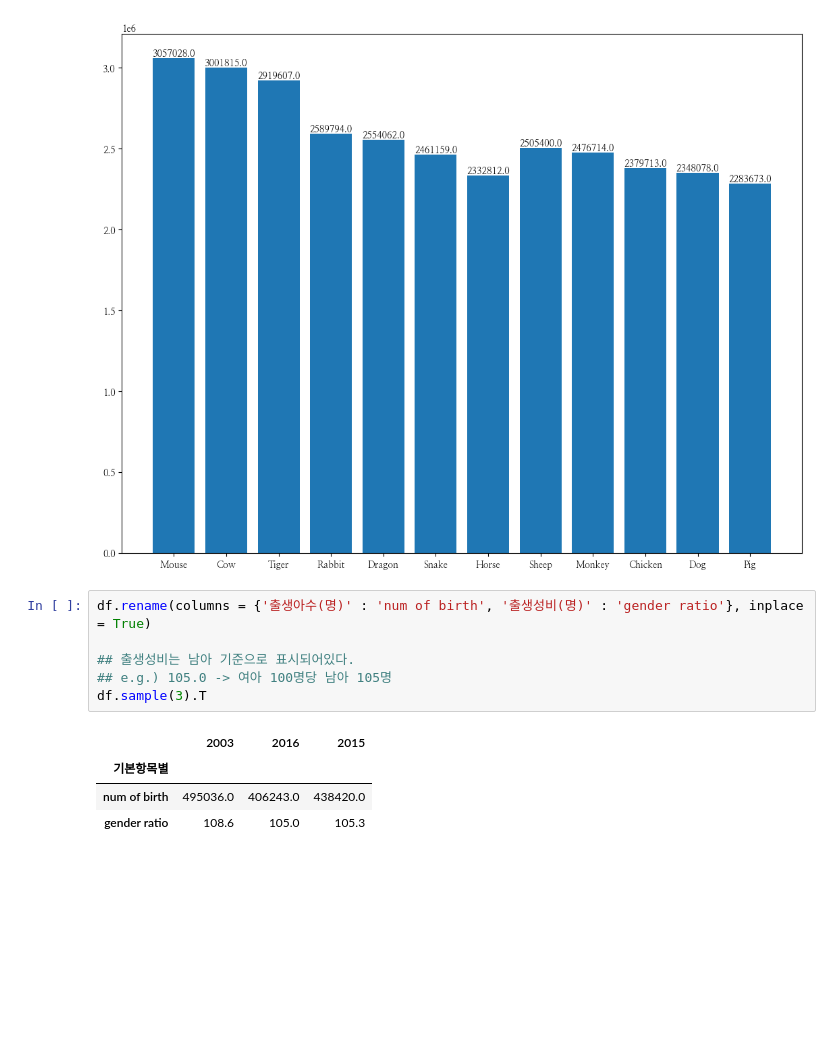
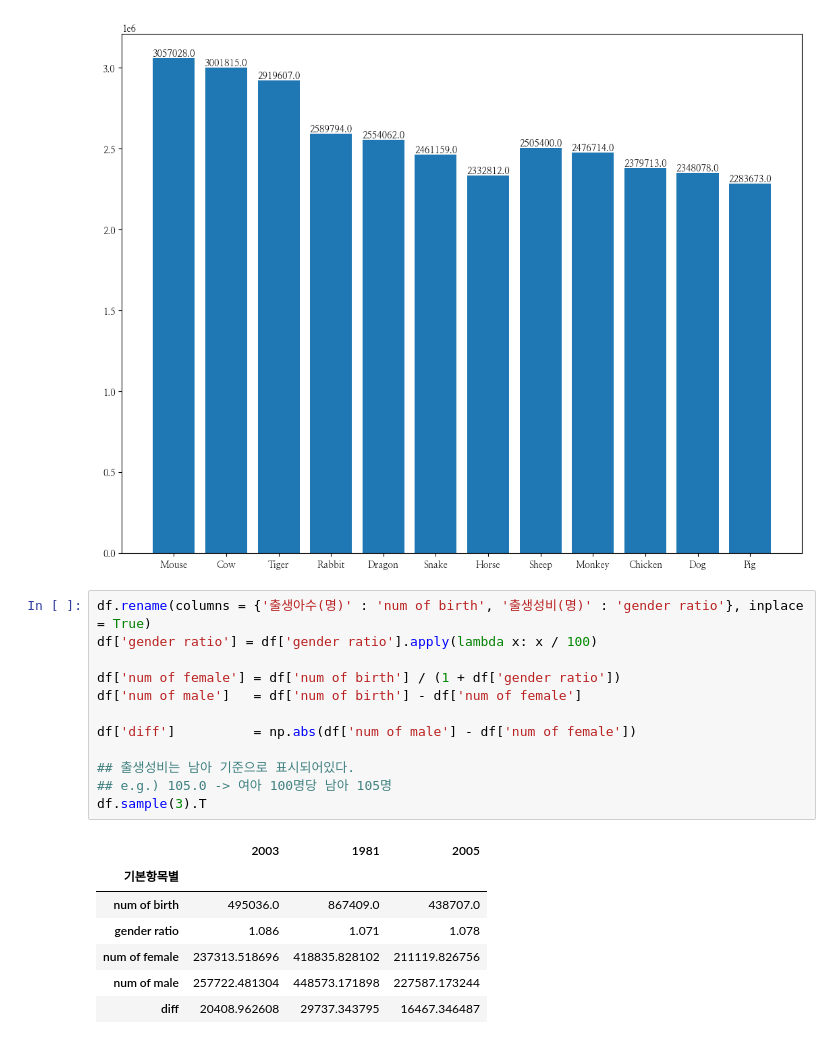
Before and after one commit to EvoDmiK/Doodle-Box, a Jupyter notebook: ipynb/[Doodle] 한국 사람 중 가장 많은 띠는 무엇!?.ipynb, the cells around one changed output. Saved outputs shown, nothing was run; the diff lists cells and outputs as text; blank space fills up the shorter version.

```diff
--- a/ipynb/[Doodle] 한국 사람 중 가장 많은 띠는 무엇!?.ipynb
+++ b/ipynb/[Doodle] 한국 사람 중 가장 많은 띠는 무엇!?.ipynb
@@ -55,12 +55,21 @@ for k, v in zodiac_cnt.items():
 [figure]
 # %%
 df.rename(columns = {'출생아수(명)' : 'num of birth', '출생성비(명)' : 'gender ratio'}, inplace = True)
+df['gender ratio'] = df['gender ratio'].apply(lambda x: x / 100)
+
+df['num of female'] = df['num of birth'] / (1 + df['gender ratio'])
+df['num of male']   = df['num of birth'] - df['num of female']
+
+df['diff']          = np.abs(df['num of male'] - df['num of female'])
 
 ## 출생성비는 남아 기준으로 표시되어있다.
 ## e.g.) 105.0 -> 여아 100명당 남아 105명
 df.sample(3).T
 # %% [output]
-|  | 2003 | 2016 | 2015 |
+|  | 2003 | 1981 | 2005 |
 | 기본항목별 |  |  |  |
-| num of birth | 495036.0 | 406243.0 | 438420.0 |
-| gender ratio | 108.6 | 105.0 | 105.3 |
+| num of birth | 495036.0 | 867409.0 | 438707.0 |
+| gender ratio | 1.086 | 1.071 | 1.078 |
+| num of female | 237313.518696 | 418835.828102 | 211119.826756 |
+| num of male | 257722.481304 | 448573.171898 | 227587.173244 |
+| diff | 20408.962608 | 29737.343795 | 16467.346487 |
```
Also changed, not shown: parts of 4 cells of this notebook.
